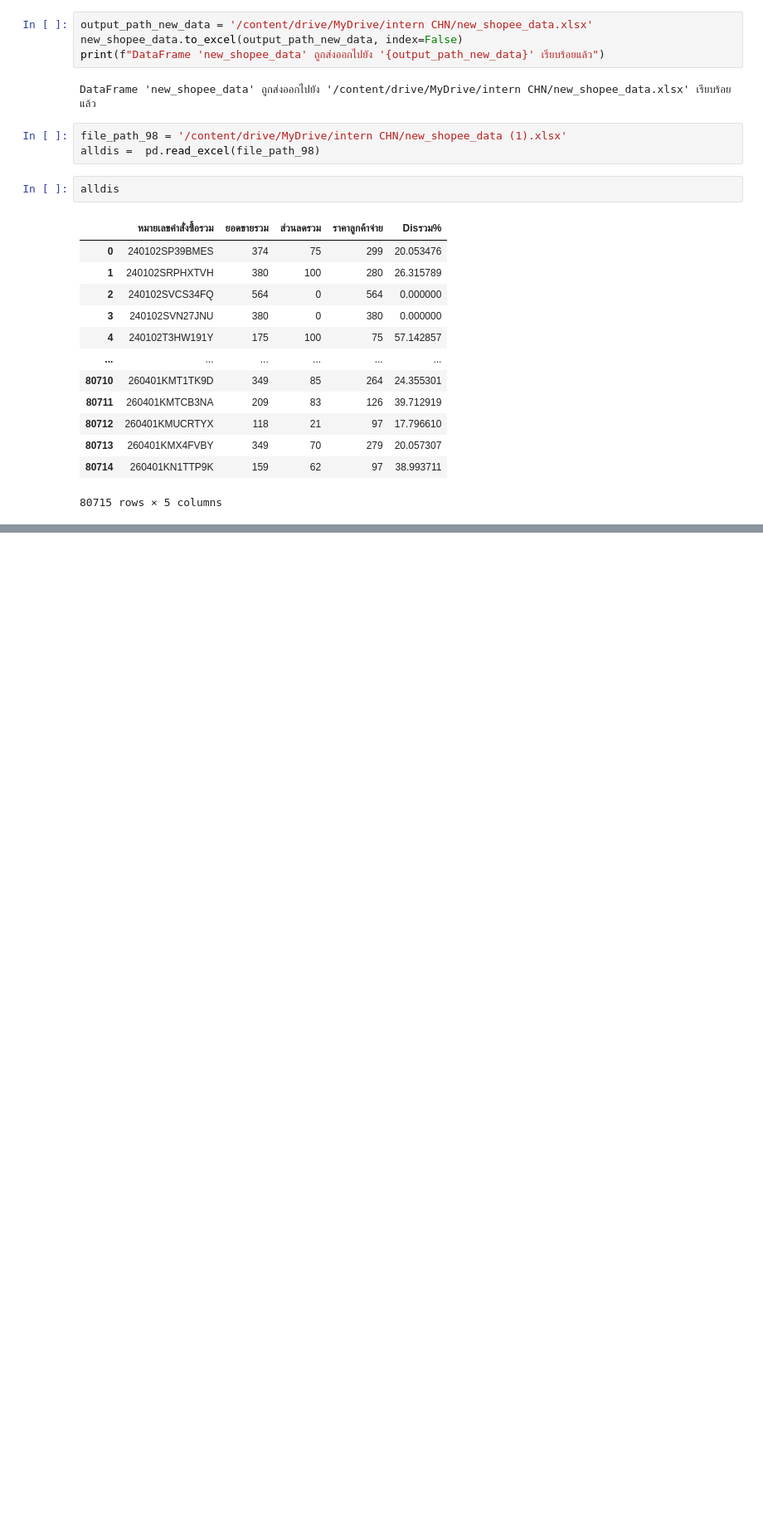
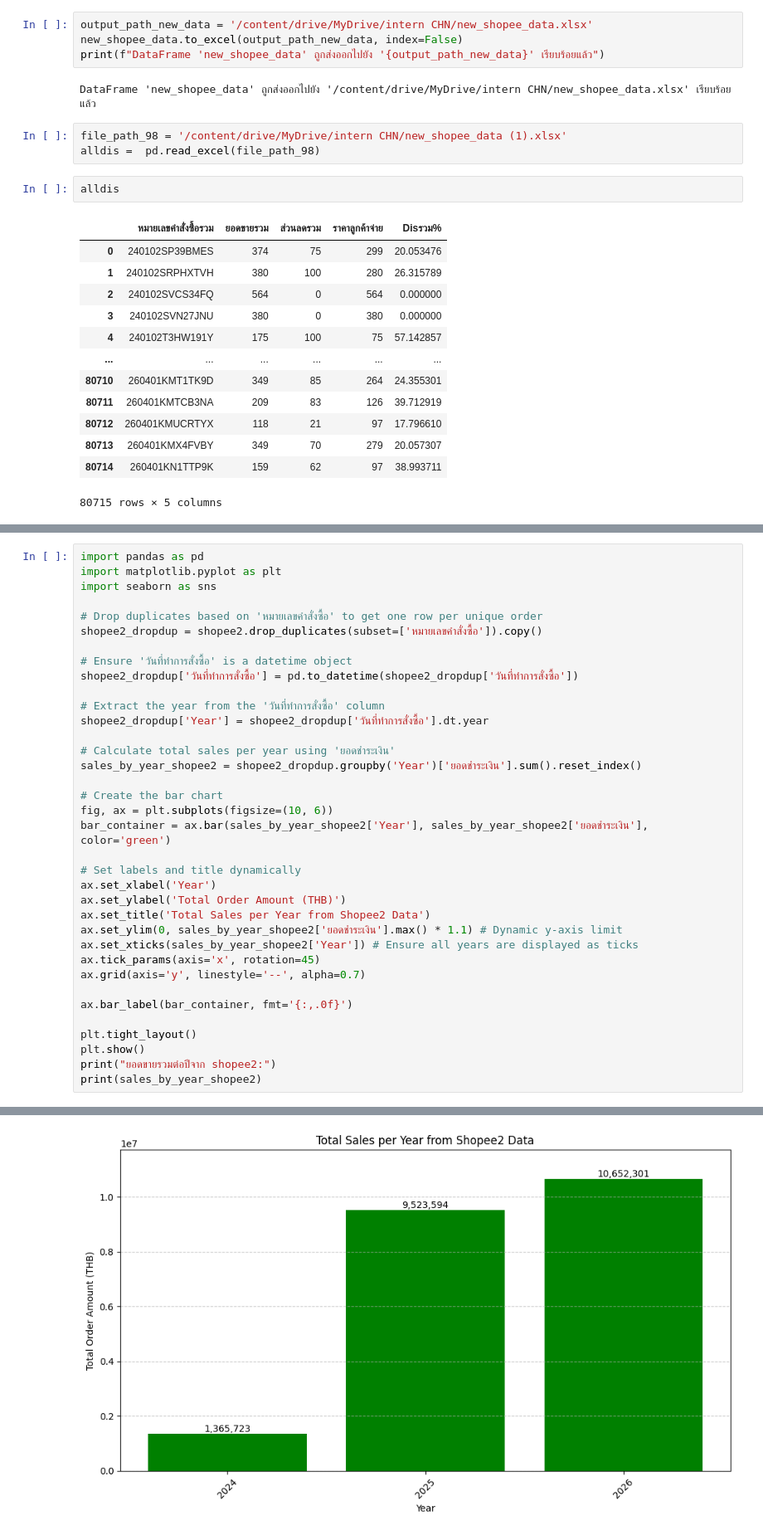
Before and after one commit to bugsotim/INTERNSHIP_CN_2026, a Jupyter notebook: shopee.ipynb, the cells around one changed output, grey strips where cells are left out. Shown at 83% size. Drawn from its saved outputs; the diff is of its cells as text; blank space fills up the shorter version.

```diff
--- a/shopee.ipynb
+++ b/shopee.ipynb
@@ -996,0 +1049,37 @@ alldis
+# %%
+import pandas as pd
+import matplotlib.pyplot as plt
+import seaborn as sns
+
+# Drop duplicates based on 'หมายเลขคำสั่งซื้อ' to get one row per unique order
+shopee2_dropdup = shopee2.drop_duplicates(subset=['หมายเลขคำสั่งซื้อ']).copy()
+
+# Ensure 'วันที่ทำการสั่งซื้อ' is a datetime object
+shopee2_dropdup['วันที่ทำการสั่งซื้อ'] = pd.to_datetime(shopee2_dropdup['วันที่ทำการสั่งซื้อ'])
+
+# Extract the year from the 'วันที่ทำการสั่งซื้อ' column
+shopee2_dropdup['Year'] = shopee2_dropdup['วันที่ทำการสั่งซื้อ'].dt.year
+
+# Calculate total sales per year using 'ยอดชำระเงิน'
+sales_by_year_shopee2 = shopee2_dropdup.groupby('Year')['ยอดชำระเงิน'].sum().reset_index()
+
+# Create the bar chart
+fig, ax = plt.subplots(figsize=(10, 6))
+bar_container = ax.bar(sales_by_year_shopee2['Year'], sales_by_year_shopee2['ยอดชำระเงิน'], color='green')
+
+# Set labels and title dynamically
+ax.set_xlabel('Year')
+ax.set_ylabel('Total Order Amount (THB)')
+ax.set_title('Total Sales per Year from Shopee2 Data')
+ax.set_ylim(0, sales_by_year_shopee2['ยอดชำระเงิน'].max() * 1.1) # Dynamic y-axis limit
+ax.set_xticks(sales_by_year_shopee2['Year']) # Ensure all years are displayed as ticks
+ax.tick_params(axis='x', rotation=45)
+ax.grid(axis='y', linestyle='--', alpha=0.7)
+
+ax.bar_label(bar_container, fmt='{:,.0f}')
+
+plt.tight_layout()
+plt.show()
+print("ยอดขายรวมต่อปีจาก shopee2:")
+print(sales_by_year_shopee2)
+# %% [output]
@@ -996,0 +1103 @@ alldis
+[figure, added]
```
Also changed, not shown: parts of 58 cells of this notebook.
